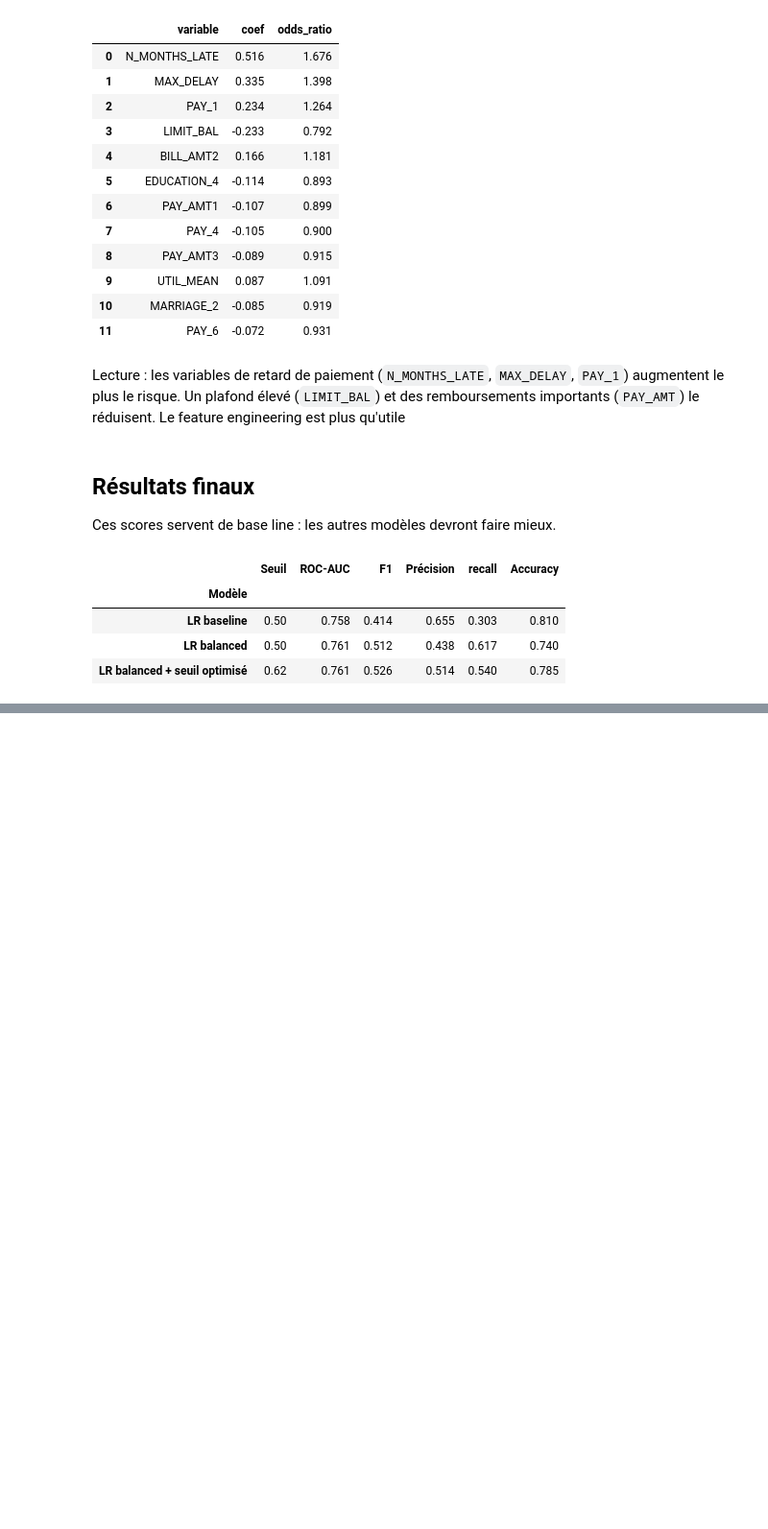
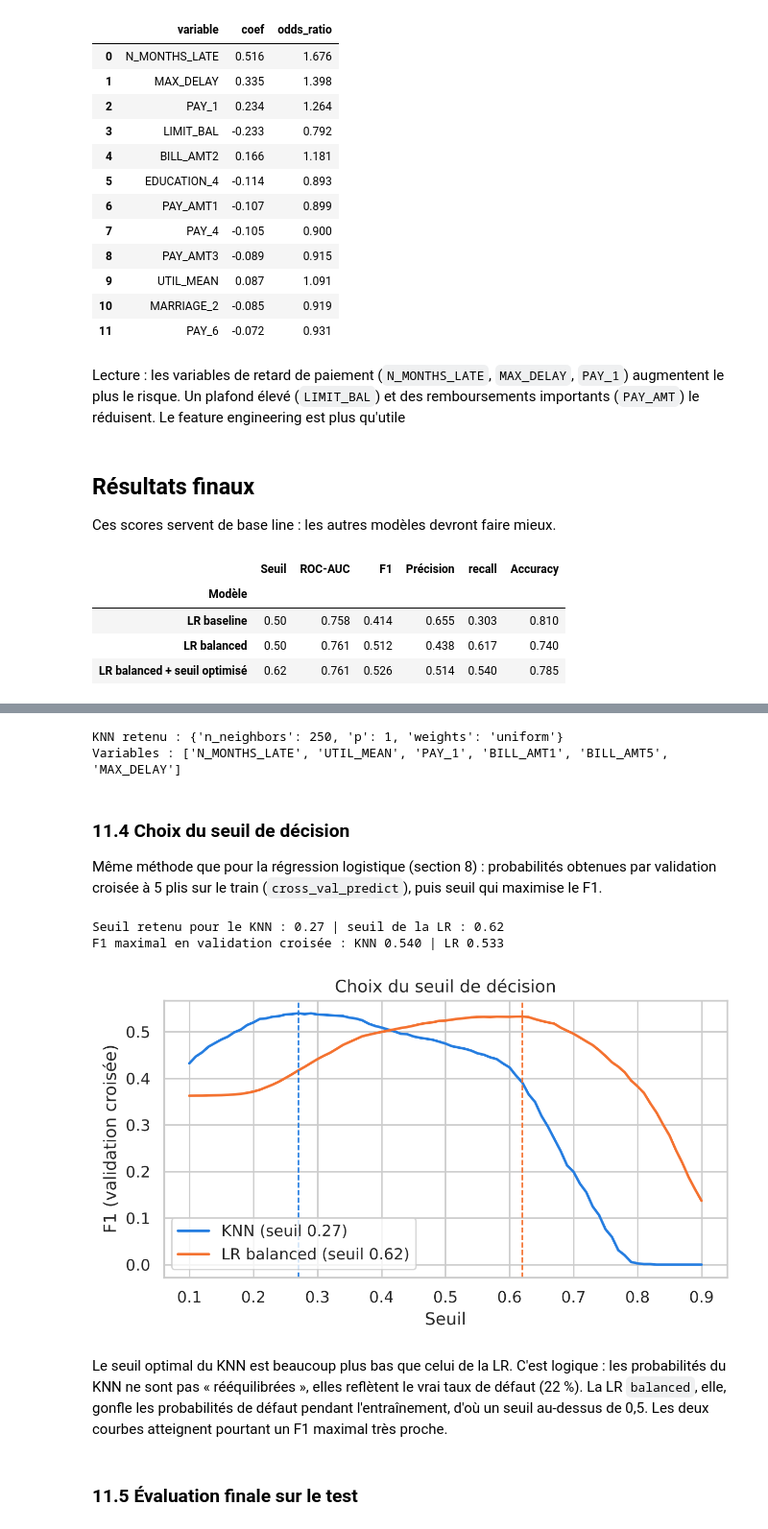
Before and after one commit to 4n1onin/ML, a Jupyter notebook: data/credit_risk_logistic_regression.ipynb, the cells around one changed output, grey strips where cells are left out. Shown at 96% size. Saved outputs shown, nothing was run; the diff lists cells and outputs as text; code cells hidden in the pictures; blank space fills up the shorter version.

```diff
--- a/data/credit_risk_logistic_regression.ipynb
+++ b/data/credit_risk_logistic_regression.ipynb
@@ -374,0 +476,6 @@ pd.DataFrame(results).set_index("Modèle").round(3)
+# %%
+knn_all = grid.best_estimator_            # déjà ré-entraîné sur tout le train par GridSearchCV
+p_knn_all = knn_all.predict_proba(X_test_s)[:, 1]
+
+results.append(evaluate("KNN optimisé (30 variables)", y_test, p_knn_all))
+pd.DataFrame(results).set_index("Modèle").round(3)
@@ -374,0 +646,14 @@ pd.DataFrame(results).set_index("Modèle").round(3)
+# %%
+idx_sfs = [X_train_p.columns.get_loc(c) for c in vars_sfs]
+X_train_sfs, X_test_sfs = X_train_s[:, idx_sfs], X_test_s[:, idx_sfs]
+
+grid_sfs = GridSearchCV(KNeighborsClassifier(), param_grid, scoring="roc_auc", cv=cv, n_jobs=-1)
+grid_sfs.fit(X_train_sfs, y_train)
+print("Meilleurs hyperparamètres :", grid_sfs.best_params_)
+print(f"ROC-AUC (CV) : {grid_sfs.best_score_:.3f} avec {len(vars_sfs)} variables "
+      f"(filtre : {grid_corr.best_score_:.3f} avec {len(vars_corr)} variables)")
+print(f"Écart-type de l'AUC entre les 5 plis : {grid_sfs.cv_results_['std_test_score'][grid_sfs.best_index_]:.3f}")
+
+p_knn_sfs = grid_sfs.best_estimator_.predict_proba(X_test_sfs)[:, 1]
+results.append(evaluate(f"KNN + sélection pas à pas ({len(vars_sfs)} var.)", y_test, p_knn_sfs))
+pd.DataFrame(results).set_index("Modèle").round(3)
@@ -374,0 +685,40 @@ pd.DataFrame(results).set_index("Modèle").round(3)
+# %%
+vars_knn = vars_sfs
+X_train_knn, X_test_knn = X_train_sfs, X_test_sfs
+knn_final = grid_sfs.best_estimator_
+p_knn = p_knn_sfs
+
+print("KNN retenu :", grid_sfs.best_params_)
+print("Variables :", vars_knn)
+# %% [output]
+KNN retenu : {'n_neighbors': 250, 'p': 1, 'weights': 'uniform'}
+Variables : ['N_MONTHS_LATE', 'UTIL_MEAN', 'PAY_1', 'BILL_AMT1', 'BILL_AMT5', 'MAX_DELAY']
+# %% [markdown]
+### 11.4 Choix du seuil de décision
+
+Même méthode que pour la régression logistique (section 8) : probabilités obtenues par validation croisée à 5 plis sur le train (`cross_val_predict`), puis seuil qui maximise le F1.
+# %%
+p_train_cv_knn = cross_val_predict(knn_final, X_train_knn, y_train, cv=cv,
+                                   method="predict_proba", n_jobs=-1)[:, 1]
+
+f1s_knn = [f1_score(y_train, (p_train_cv_knn >= s).astype(int)) for s in seuils]
+seuil_knn = round(float(seuils[np.argmax(f1s_knn)]), 2)
+print("Seuil retenu pour le KNN :", seuil_knn, "| seuil de la LR :", best_seuil)
+print(f"F1 maximal en validation croisée : KNN {max(f1s_knn):.3f} | LR {max(f1s):.3f}")
+
+plt.figure(figsize=(6.5, 3.8))
+plt.plot(seuils, f1s_knn, color=COL_KNN, lw=1.8, label=f"KNN (seuil {seuil_knn})")
+plt.plot(seuils, f1s, color=COL_LR, lw=1.8, label=f"LR balanced (seuil {best_seuil})")
+plt.axvline(seuil_knn, ls="--", c=COL_KNN, lw=1)
+plt.axvline(best_seuil, ls="--", c=COL_LR, lw=1)
+plt.xlabel("Seuil"); plt.ylabel("F1 (validation croisée)")
+plt.title("Choix du seuil de décision")
+plt.legend(); plt.tight_layout(); plt.show()
+# %% [output]
+Seuil retenu pour le KNN : 0.27 | seuil de la LR : 0.62
+F1 maximal en validation croisée : KNN 0.540 | LR 0.533
+[figure, added]
+# %% [markdown]
+Le seuil optimal du KNN est beaucoup plus bas que celui de la LR. C'est logique : les probabilités du KNN ne sont pas « rééquilibrées », elles reflètent le vrai taux de défaut (22 %). La LR `balanced`, elle, gonfle les probabilités de défaut pendant l'entraînement, d'où un seuil au-dessus de 0,5. Les deux courbes atteignent pourtant un F1 maximal très proche.
+# %% [markdown]
+### 11.5 Évaluation finale sur le test
```
Also changed, not shown: parts of 37 cells of this notebook.
